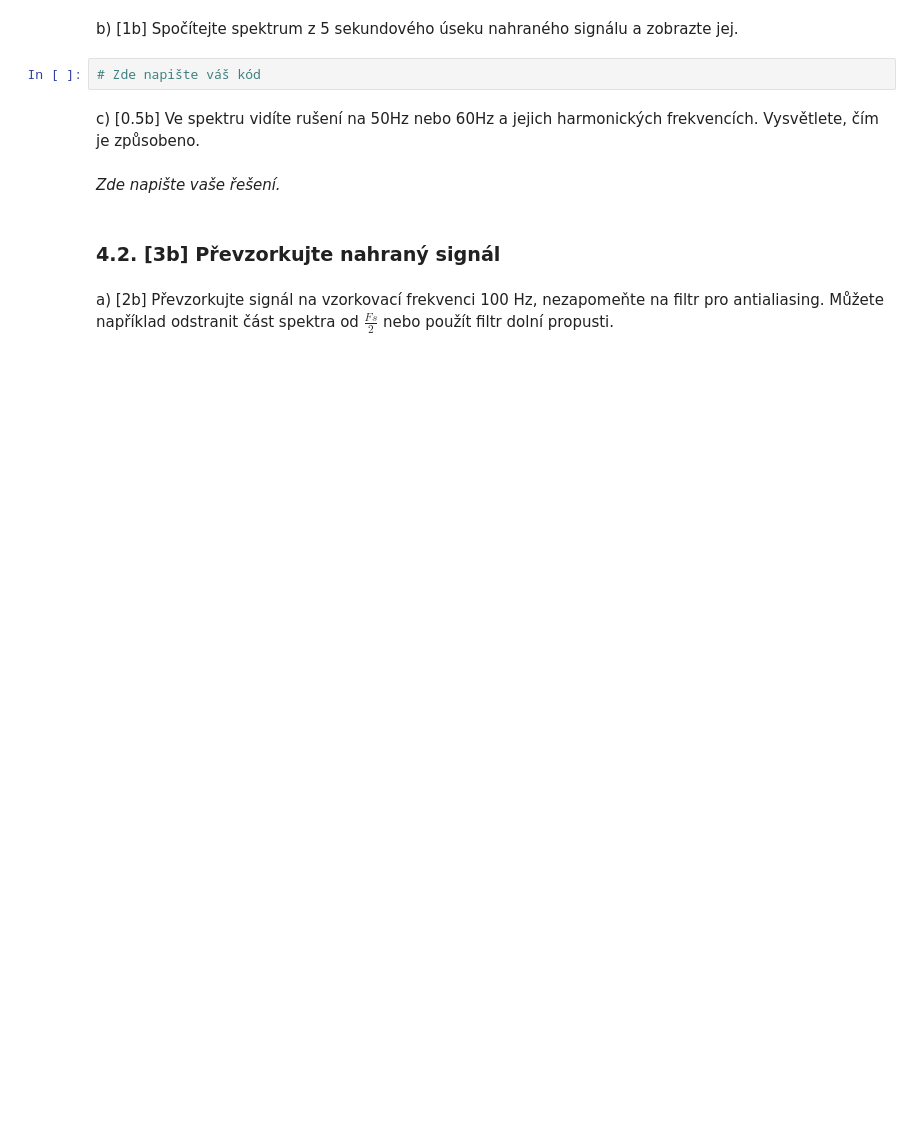
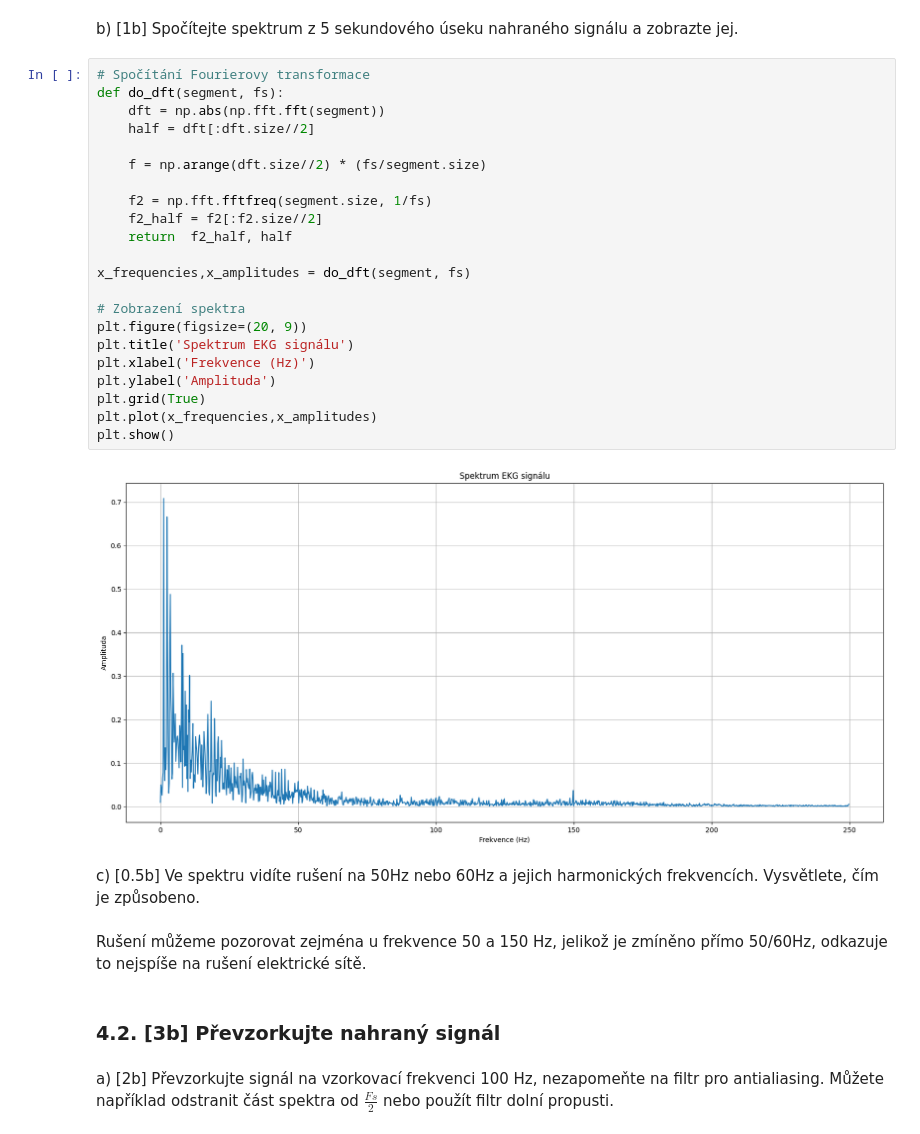
Before and after one commit to MrQvic/ISS-project, a Jupyter notebook: ISS_ECGProject_2023.ipynb, the cells around one changed output. Cells and saved outputs as stored; diff of their text form; blank space fills up the shorter version.

```diff
--- a/ISS_ECGProject_2023.ipynb
+++ b/ISS_ECGProject_2023.ipynb
@@ -68,11 +85,33 @@ print(fs)
 # %% [markdown]
 b) [1b] Spočítejte spektrum z 5 sekundového úseku nahraného signálu a zobrazte jej.
-# %%
-# Zde napište váš kód
+# %%
+# Spočítání Fourierovy transformace
+def do_dft(segment, fs):
+    dft = np.abs(np.fft.fft(segment))
+    half = dft[:dft.size//2]
+
+    f = np.arange(dft.size//2) * (fs/segment.size)
+
+    f2 = np.fft.fftfreq(segment.size, 1/fs)
+    f2_half = f2[:f2.size//2]
+    return  f2_half, half
+
+x_frequencies,x_amplitudes = do_dft(segment, fs)
+
+# Zobrazení spektra
+plt.figure(figsize=(20, 9))
+plt.title('Spektrum EKG signálu')
+plt.xlabel('Frekvence (Hz)')
+plt.ylabel('Amplituda')
+plt.grid(True)
+plt.plot(x_frequencies,x_amplitudes)
+plt.show()
+# %% [output]
+[figure, added]
 # %% [markdown]
  c) [0.5b] Ve spektru vidíte rušení na 50Hz nebo 60Hz a jejich harmonických frekvencích. Vysvětlete, čím je způsobeno.
-# %% [markdown]
-*Zde napište vaše řešení.*
+# %% [markdown]
+Rušení můžeme pozorovat zejména u frekvence 50 a 150 Hz, jelikož je zmíněno přímo 50/60Hz, odkazuje to nejspíše na rušení elektrické sítě.
 # %% [markdown]
 ### 4.2. [3b] Převzorkujte nahraný signál
 # %% [markdown]
```
Also changed, not shown: parts of 9 cells of this notebook, 1 other file.
